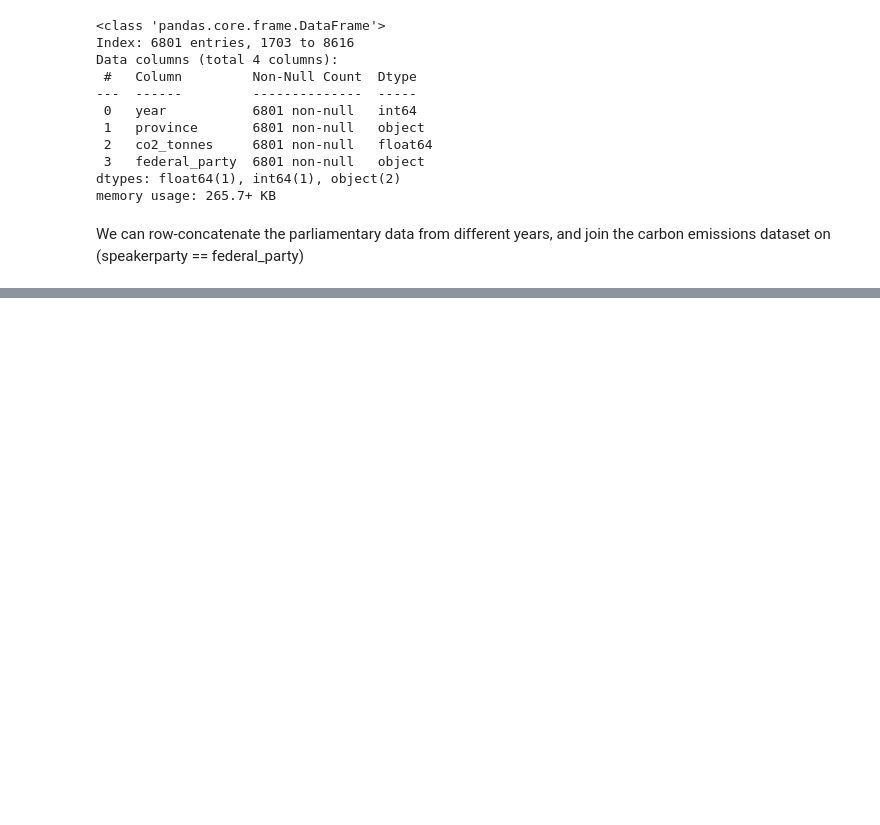
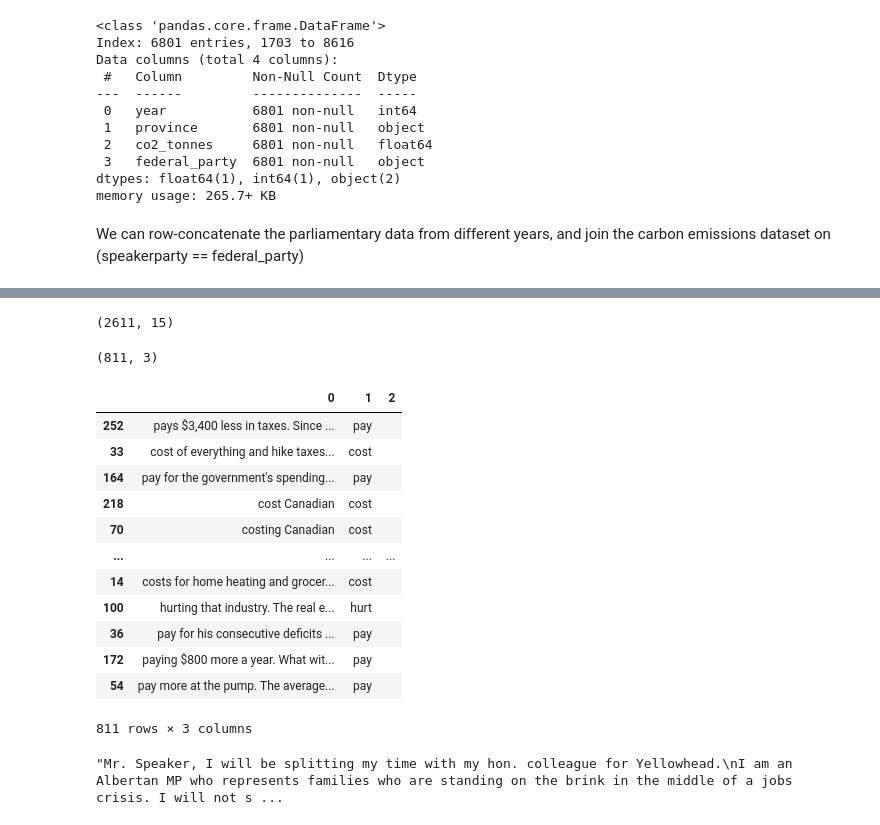
Before and after one commit to atif9450/data200_midterm_project, a Jupyter notebook: work.ipynb, the cells around one changed output, grey strips where cells are left out. Cells and saved outputs as stored; diff of their text form; code cells hidden in the pictures; blank space fills up the shorter version.

```diff
--- a/work.ipynb
+++ b/work.ipynb
@@ -152,0 +119,36 @@ df.loc[df.speechtext.str.lower().str.contains(r'[add|tax|]'),:]
+# %%
+files = os.listdir('parl-csv')
+df = pd.read_csv('parl-csv/'+files.pop(0))
+for f in files:
+    to_concat = pd.read_csv('parl-csv/'+f)
+    df = pd.concat([df, to_concat], axis=0)
+# %%
+df_carbon = df.loc[df.speechtext.str.lower().str.contains('carbon tax'),:]
+df_carbon.shape
+# %% [output]
+(2611, 15)
+# %%
+filter_ = df_carbon.speechtext.str.extract(r'((harm|cost|jeopardize|hurt|pay)(.)*Canadian)').dropna()
+filter_.shape
+# %% [output]
+(811, 3)
+# %%
+filter_
+# %% [output]
+|  | 0 | 1 | 2 |
+| 252 | pays $3,400 less in taxes. Since ... | pay |  |
+| 33 | cost of everything and hike taxes... | cost |  |
+| 164 | pay for the government's spending... | pay |  |
+| 218 | cost Canadian | cost |  |
+| 70 | costing Canadian | cost |  |
+| ... | ... | ... | ... |
+| 14 | costs for home heating and grocer... | cost |  |
+| 100 | hurting that industry. The real e... | hurt |  |
+| 36 | pay for his consecutive deficits ... | pay |  |
+| 172 | paying $800 more a year. What wit... | pay |  |
+| 54 | pay more at the pump. The average... | pay |  |
+811 rows × 3 columns
+# %%
+df_carbon.iloc[filter_.index,:].iloc[0,10]
+# %% [output]
+"Mr. Speaker, I will be splitting my time with my hon. colleague for Yellowhead.\nI am an Albertan MP who represents families who are standing on the brink in the middle of a jobs crisis. I will not s ...
```
Also changed, not shown: parts of 4 cells of this notebook, 1 other file.
